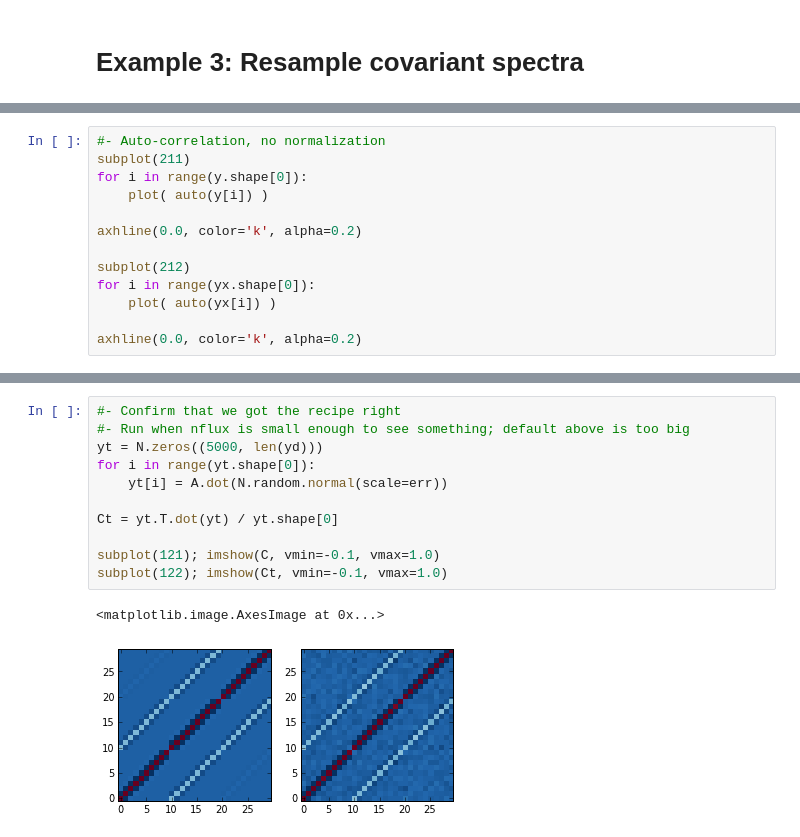
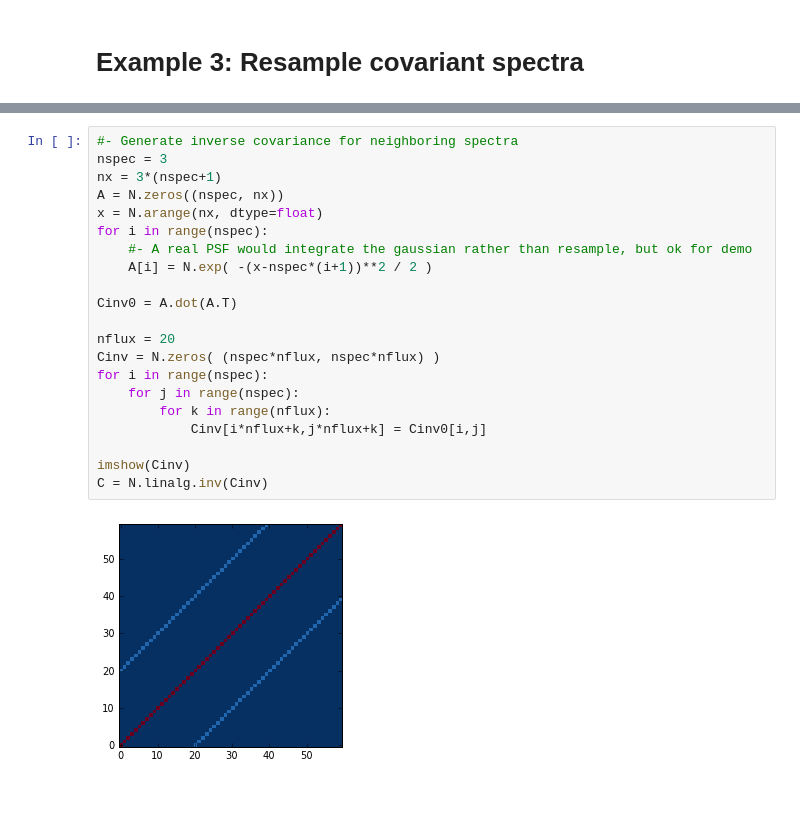
Before and after one commit to sbailey/resample-spectra, a Jupyter notebook: py/TestResample.ipynb, the cells around one changed output, grey strips where cells are left out. Saved outputs shown, nothing was run; the diff lists cells and outputs as text; blank space fills up the shorter version.

```diff
--- a/py/TestResample.ipynb
+++ b/py/TestResample.ipynb
@@ -426,13 +299,0 @@ subplot(4,3,3); title('Resolution Matrix')
-# %%
-#- Auto-correlation, no normalization
-subplot(211)
-for i in range(y.shape[0]):
-    plot( auto(y[i]) )
-
-axhline(0.0, color='k', alpha=0.2)
-
-subplot(212)
-for i in range(yx.shape[0]):
-    plot( auto(yx[i]) )
-
-axhline(0.0, color='k', alpha=0.2)
@@ -442,14 +300,23 @@ axhline(0.0, color='k', alpha=0.2)
-# %%
-#- Confirm that we got the recipe right
-#- Run when nflux is small enough to see something; default above is too big
-yt = N.zeros((5000, len(yd)))
-for i in range(yt.shape[0]):
-    yt[i] = A.dot(N.random.normal(scale=err))
-
-Ct = yt.T.dot(yt) / yt.shape[0]
-
-subplot(121); imshow(C, vmin=-0.1, vmax=1.0)
-subplot(122); imshow(Ct, vmin=-0.1, vmax=1.0)
-# %% [output]
-<matplotlib.image.AxesImage at 0x...>
-[figure, removed]
+# %%
+#- Generate inverse covariance for neighboring spectra
+nspec = 3
+nx = 3*(nspec+1)
+A = N.zeros((nspec, nx))
+x = N.arange(nx, dtype=float)
+for i in range(nspec):
+    #- A real PSF would integrate the gaussian rather than resample, but ok for demo
+    A[i] = N.exp( -(x-nspec*(i+1))**2 / 2 )
+
+Cinv0 = A.dot(A.T)
+
+nflux = 20
+Cinv = N.zeros( (nspec*nflux, nspec*nflux) )
+for i in range(nspec):
+    for j in range(nspec):
+        for k in range(nflux):
+            Cinv[i*nflux+k,j*nflux+k] = Cinv0[i,j]
+
+imshow(Cinv)
+C = N.linalg.inv(Cinv)
+# %% [output]
+[figure, added]
```
Also changed, not shown: parts of 9 cells of this notebook.
